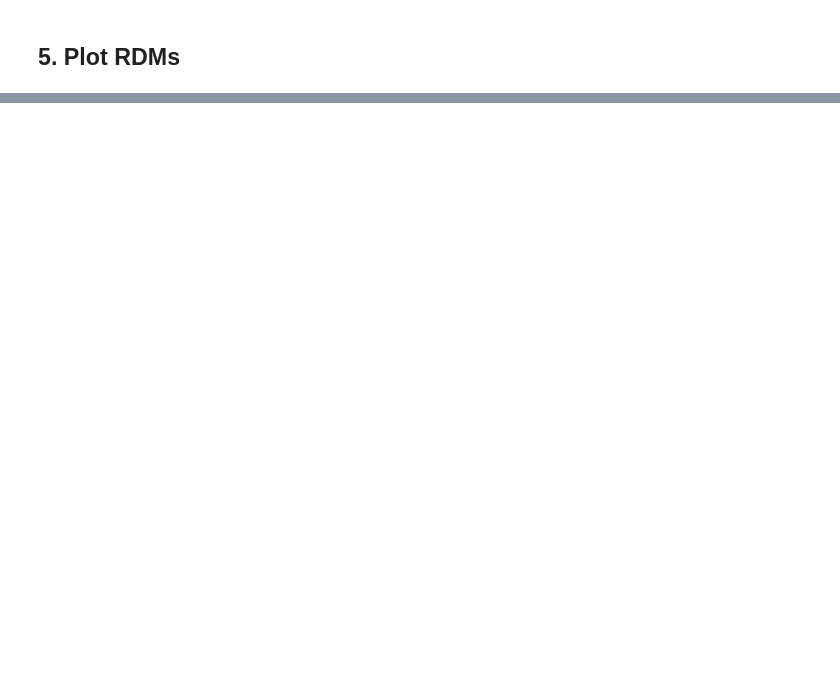
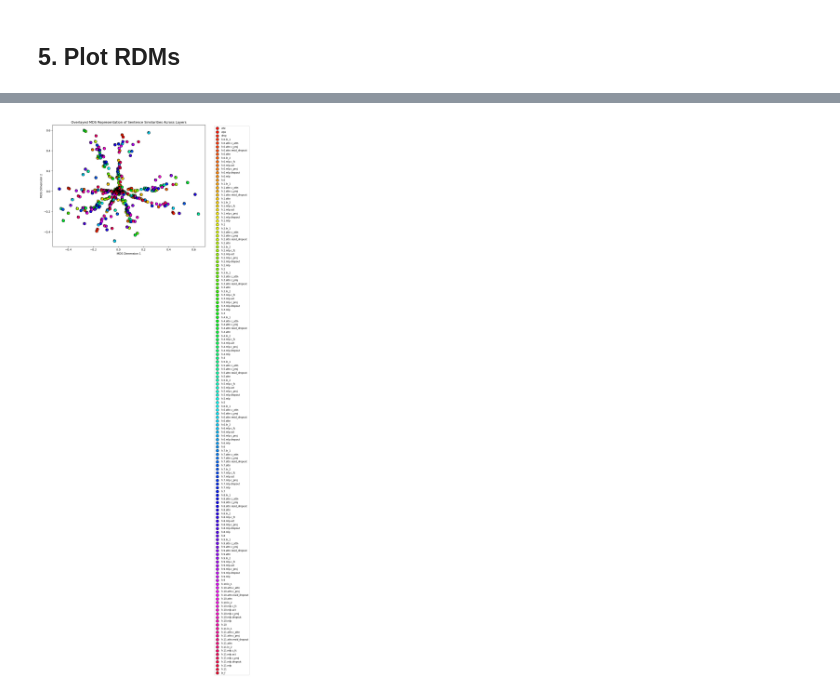
Before and after one commit to Jihagen/LLM-RSA-Project, a Jupyter notebook: Test.ipynb, the cells around one changed output, grey strips where cells are left out. Drawn from its saved outputs; the diff is of its cells as text; code cells hidden in the pictures; blank space fills up the shorter version.

```diff
--- a/Test.ipynb
+++ b/Test.ipynb
@@ -120,3 +169,34 @@ ModuleNotFoundError: No module named 'sklearn'
+# %%
+# Initialize the MDS model (same model for consistency across layers)
+mds = MDS(n_components=2, dissimilarity="precomputed", random_state=42)
+
+# Define a color palette for the layers
+colors = sns.color_palette("hsv", len(activations))
+
+# Plot all layers in a single figure
+plt.figure(figsize=(10, 8))
+
+for i, (layer, activation) in enumerate(activations.items()):
+    # Compute the RDM and project to 2D with MDS
+    rdm = compute_rdm(activation)
+    points_2d = mds.fit_transform(rdm)
+
+    # Plot the points with a distinct color for each layer
+    plt.scatter(points_2d[:, 0], points_2d[:, 1], s=100, color=colors[i], label=layer, edgecolor="k")
+
+    # Optionally, label each point by sentence index
+    for j, (x, y) in enumerate(points_2d):
+        plt.text(x, y, str(j), fontsize=8, ha="right")
+
+# Customize plot
+plt.title("Overlayed MDS Representation of Sentence Similarities Across Layers")
+plt.xlabel("MDS Dimension 1")
+plt.ylabel("MDS Dimension 2")
+plt.legend(bbox_to_anchor=(1.05, 1), loc="upper left", fontsize="small")
+plt.tight_layout()
+plt.show()
+# %% [output]
+[figure, added]
 # %%
 #### Rastaplot of between-Sentence RDM
 
```
Also changed, not shown: parts of 6 cells of this notebook, 6 other files.
